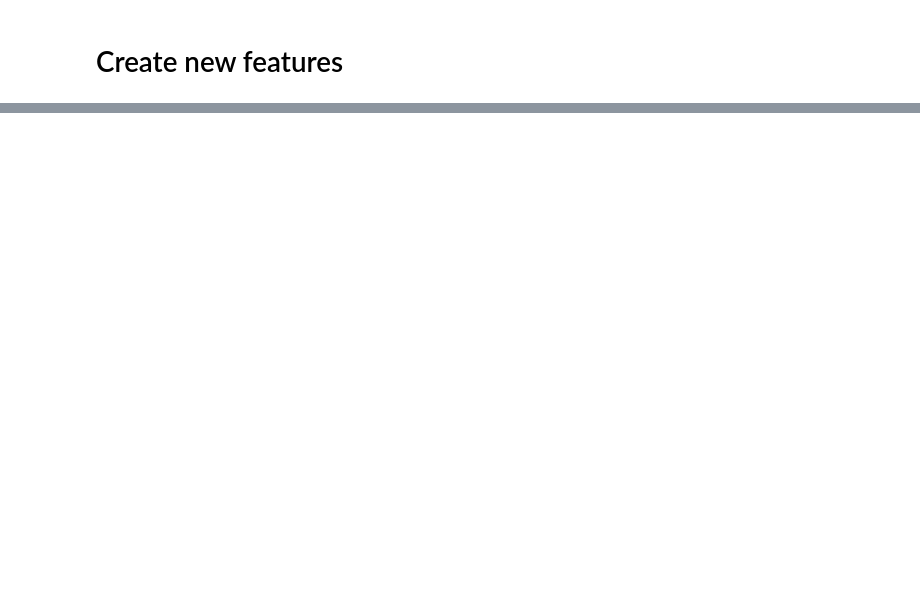
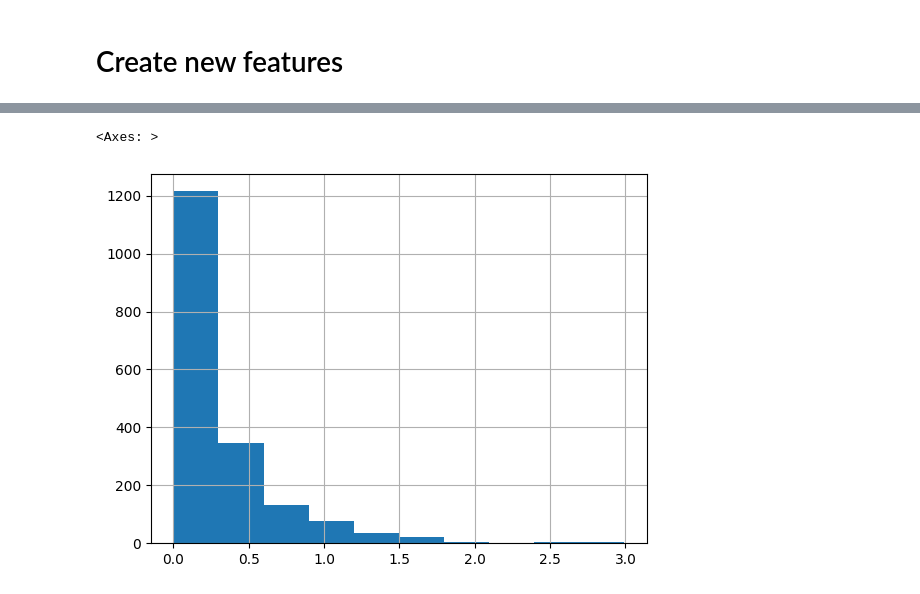
Before and after one commit to JuanJavierr/projet_methodes_avancees, a Jupyter notebook: eda.ipynb, the cells around one changed output, grey strips where cells are left out. Cells and saved outputs as stored; diff of their text form; code cells hidden in the pictures; blank space fills up the shorter version.

```diff
--- a/eda.ipynb
+++ b/eda.ipynb
@@ -102,0 +122,5 @@ df.sort_values("acc_rate")
+# %%
+df["ln_acc_rate"].hist()
+# %% [output]
+<Axes: >
+[figure, added]
```
Also changed, not shown: parts of 24 cells of this notebook, 9 other files.
